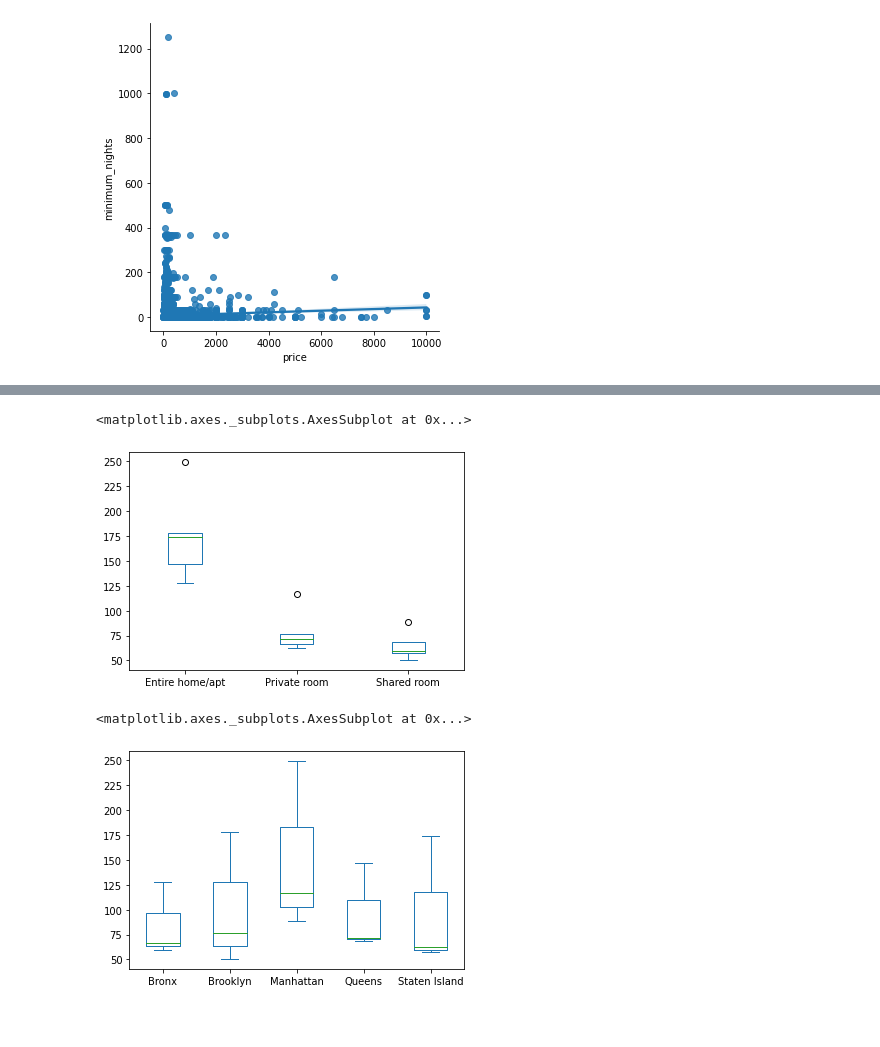
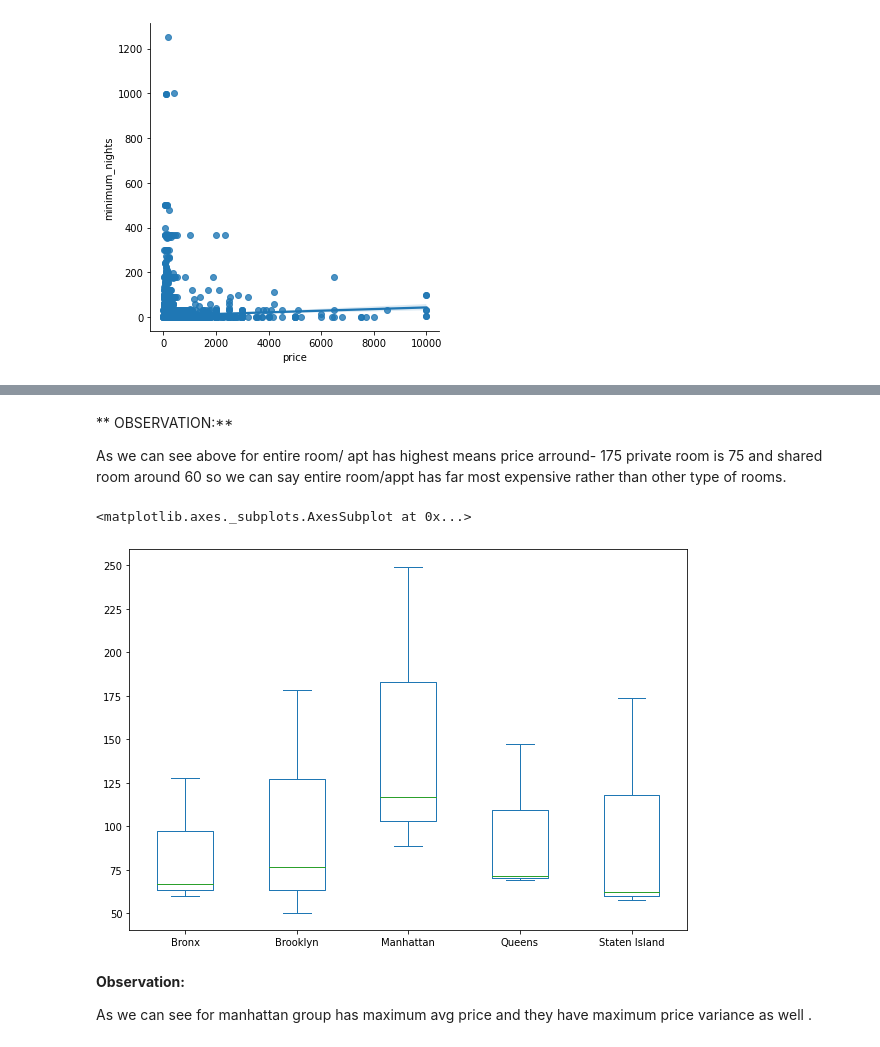
Before and after one commit to iamnaveenk/EDA_project_Airbnb, a Jupyter notebook: EDA_project_airbnb.ipynb, the cells around one changed output, grey strips where cells are left out. Drawn from its saved outputs; the diff is of its cells as text; code cells hidden in the pictures; blank space fills up the shorter version.

```diff
--- a/EDA_project_airbnb.ipynb
+++ b/EDA_project_airbnb.ipynb
@@ -857,10 +881,14 @@ sns.lmplot(x='price', y='minimum_nights', data=df)
+# %% [markdown]
+** OBSERVATION:**
+
+As we can see above for entire room/ apt has  highest means price arround- 175
+private room is 75 and shared room around 60 so we can say entire room/appt has far most expensive rather than other type of rooms.
 # %%
-df.groupby(['neighbourhood_group','room_type'])['price'].mean().unstack().plot(kind='box')
+df.groupby(['room_type','neighbourhood_group'])['price'].mean().unstack().plot(kind='box',figsize=(10,7))
 # %% [output]
 <matplotlib.axes._subplots.AxesSubplot at 0x...>
-[figure, old version]
+[figure, new version]
-# %%
-df.groupby(['room_type','neighbourhood_group'])['price'].mean().unstack().plot(kind='box')
-# %% [output]
-<matplotlib.axes._subplots.AxesSubplot at 0x...>
-[figure, removed]
+# %% [markdown]
+**Observation:**
+
+As we can see for manhattan group has maximum  avg price and they have maximum price variance as well .
```
Also changed, not shown: parts of 13 cells of this notebook.
